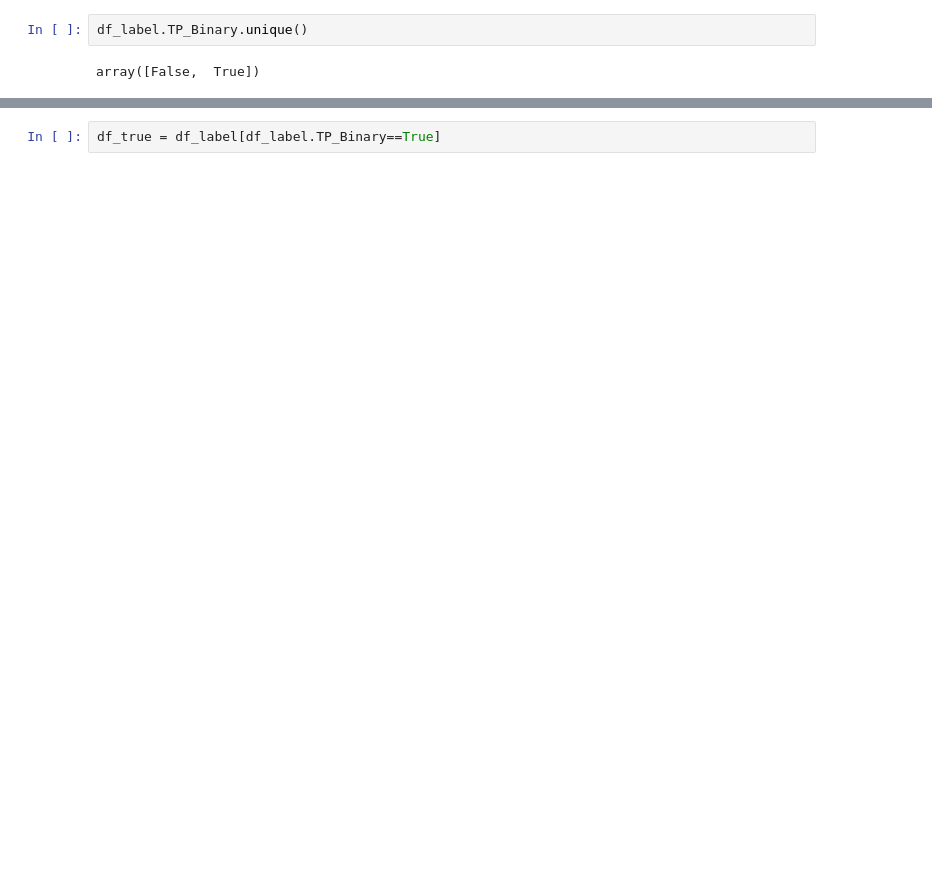
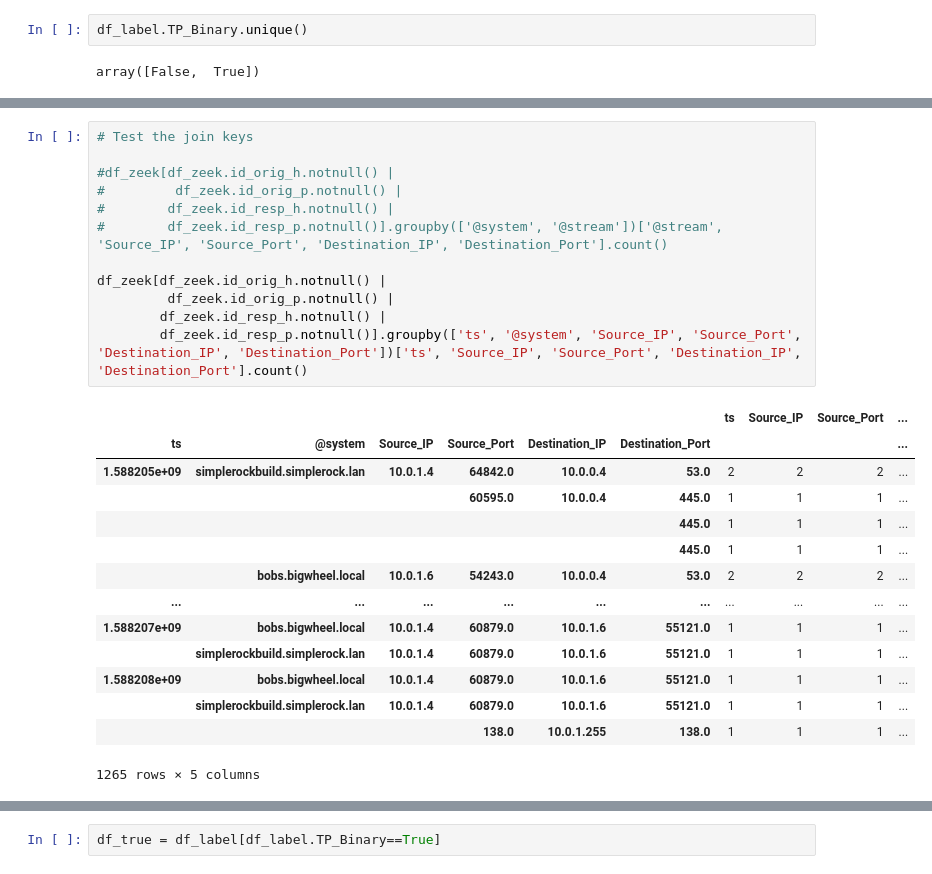
Before and after one commit to zulu8/graph_msc, a Jupyter notebook: Network1.ipynb, the cells around one changed output, grey strips where cells are left out. Cells and saved outputs as stored; diff of their text form; blank space fills up the shorter version.

```diff
--- a/Network1.ipynb
+++ b/Network1.ipynb
@@ -67,0 +225,27 @@ df_label.replace('-', np.nan, inplace=True)
+# %%
+# Test the join keys
+
+#df_zeek[df_zeek.id_orig_h.notnull() |
+#         df_zeek.id_orig_p.notnull() |
+#        df_zeek.id_resp_h.notnull() |
+#        df_zeek.id_resp_p.notnull()].groupby(['@system', '@stream'])['@stream', 'Source_IP', 'Source_Port', 'Destination_IP', 'Destination_Port'].count()
+
+df_zeek[df_zeek.id_orig_h.notnull() |
+         df_zeek.id_orig_p.notnull() |
+        df_zeek.id_resp_h.notnull() |
+        df_zeek.id_resp_p.notnull()].groupby(['ts', '@system', 'Source_IP', 'Source_Port', 'Destination_IP', 'Destination_Port'])['ts', 'Source_IP', 'Source_Port', 'Destination_IP', 'Destination_Port'].count()
+# %% [output]
+|  |  |  |  |  |  | ts | Source_IP | Source_Port | ... |
+| ts | @system | Source_IP | Source_Port | Destination_IP | Destination_Port |  |  |  | ... |
+| 1.588205e+09 | simplerockbuild.simplerock.lan | 10.0.1.4 | 64842.0 | 10.0.0.4 | 53.0 | 2 | 2 | 2 | ... |
+|  |  |  | 60595.0 | 10.0.0.4 | 445.0 | 1 | 1 | 1 | ... |
+|  |  |  |  |  | 445.0 | 1 | 1 | 1 | ... |
+|  |  |  |  |  | 445.0 | 1 | 1 | 1 | ... |
+|  | bobs.bigwheel.local | 10.0.1.6 | 54243.0 | 10.0.0.4 | 53.0 | 2 | 2 | 2 | ... |
+| ... | ... | ... | ... | ... | ... | ... | ... | ... | ... |
+| 1.588207e+09 | bobs.bigwheel.local | 10.0.1.4 | 60879.0 | 10.0.1.6 | 55121.0 | 1 | 1 | 1 | ... |
+|  | simplerockbuild.simplerock.lan | 10.0.1.4 | 60879.0 | 10.0.1.6 | 55121.0 | 1 | 1 | 1 | ... |
+| 1.588208e+09 | bobs.bigwheel.local | 10.0.1.4 | 60879.0 | 10.0.1.6 | 55121.0 | 1 | 1 | 1 | ... |
+|  | simplerockbuild.simplerock.lan | 10.0.1.4 | 60879.0 | 10.0.1.6 | 55121.0 | 1 | 1 | 1 | ... |
+|  |  |  | 138.0 | 10.0.1.255 | 138.0 | 1 | 1 | 1 | ... |
+1265 rows × 5 columns
```
Also changed, not shown: parts of 114 cells of this notebook.
